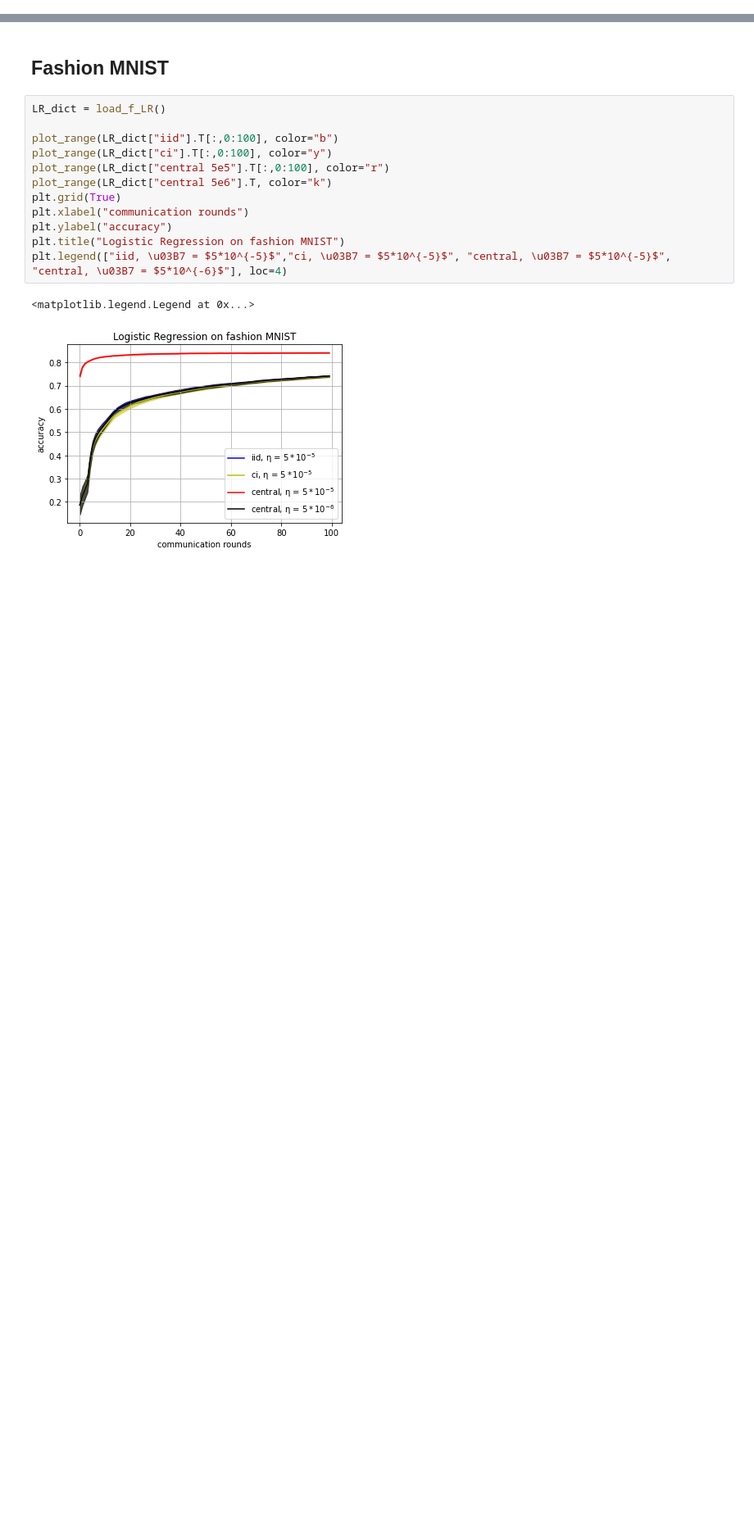
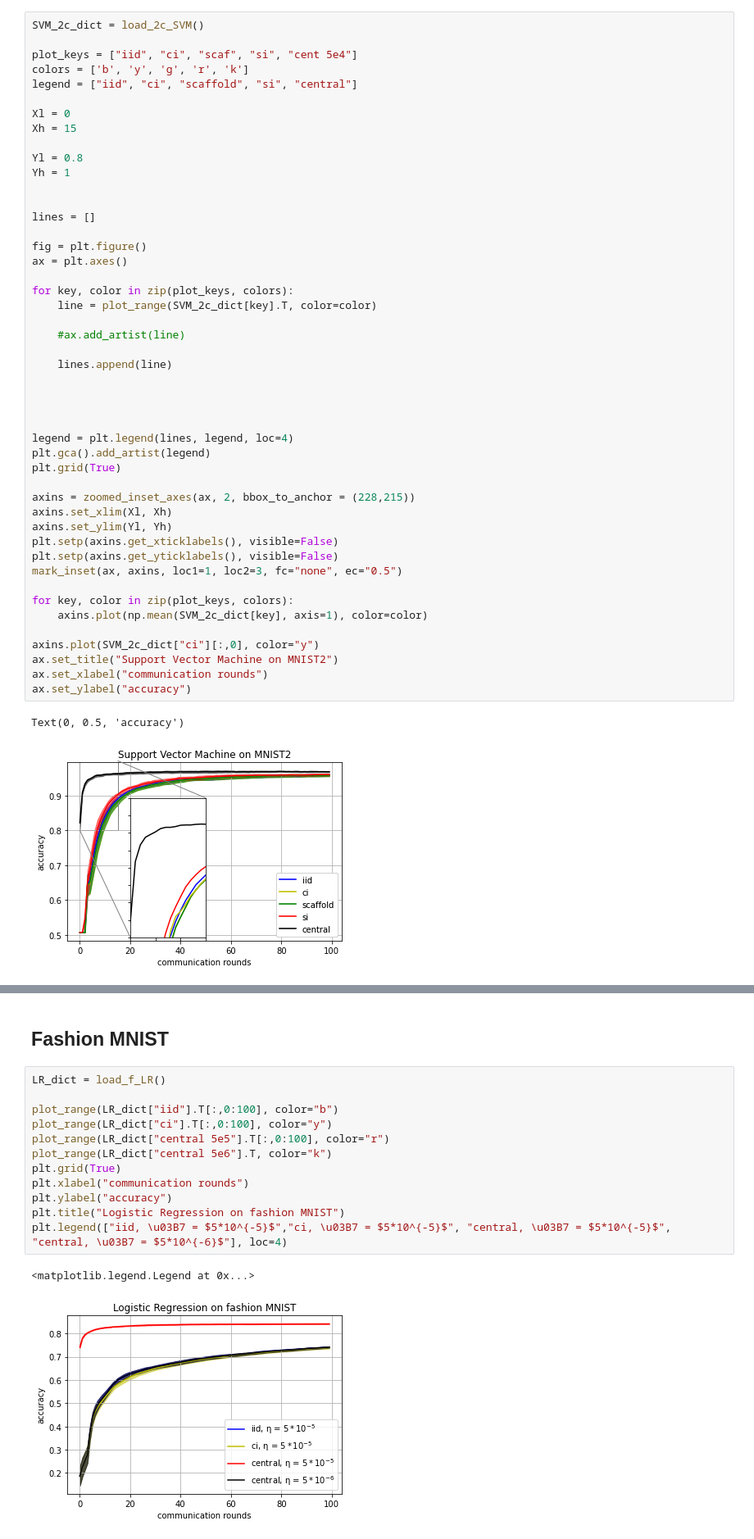
Before and after one commit to swiergarst/FedvsCent, a Jupyter notebook: paper results/Paper Plots.ipynb, the cells around one changed output, grey strips where cells are left out. Shown at 82% size. Drawn from its saved outputs; the diff is of its cells as text; blank space fills up the shorter version.

```diff
--- a/paper results/Paper Plots.ipynb
+++ b/paper results/Paper Plots.ipynb
@@ -10,0 +153,50 @@ from data_loader import *
+# %%
+SVM_2c_dict = load_2c_SVM()
+
+plot_keys = ["iid", "ci", "scaf", "si", "cent 5e4"]
+colors = ['b', 'y', 'g', 'r', 'k']
+legend = ["iid", "ci", "scaffold", "si", "central"]
+
+Xl = 0
+Xh = 15
+
+Yl = 0.8
+Yh = 1
+
+
+lines = []
+
+fig = plt.figure()
+ax = plt.axes()
+
+for key, color in zip(plot_keys, colors):
+    line = plot_range(SVM_2c_dict[key].T, color=color)
+
+    #ax.add_artist(line)
+
+    lines.append(line)
+
+
+
+
+legend = plt.legend(lines, legend, loc=4)
+plt.gca().add_artist(legend)
+plt.grid(True)
+
+axins = zoomed_inset_axes(ax, 2, bbox_to_anchor = (228,215))
+axins.set_xlim(Xl, Xh)
+axins.set_ylim(Yl, Yh)
+plt.setp(axins.get_xticklabels(), visible=False)
+plt.setp(axins.get_yticklabels(), visible=False)
+mark_inset(ax, axins, loc1=1, loc2=3, fc="none", ec="0.5")
+
+for key, color in zip(plot_keys, colors):
+    axins.plot(np.mean(SVM_2c_dict[key], axis=1), color=color)
+
+axins.plot(SVM_2c_dict["ci"][:,0], color="y")
+ax.set_title("Support Vector Machine on MNIST2")
+ax.set_xlabel("communication rounds")
+ax.set_ylabel("accuracy")
+# %% [output]
+Text(0, 0.5, 'accuracy')
+[figure, added]
```
Also changed, not shown: parts of 6 cells of this notebook, 22 other files.
